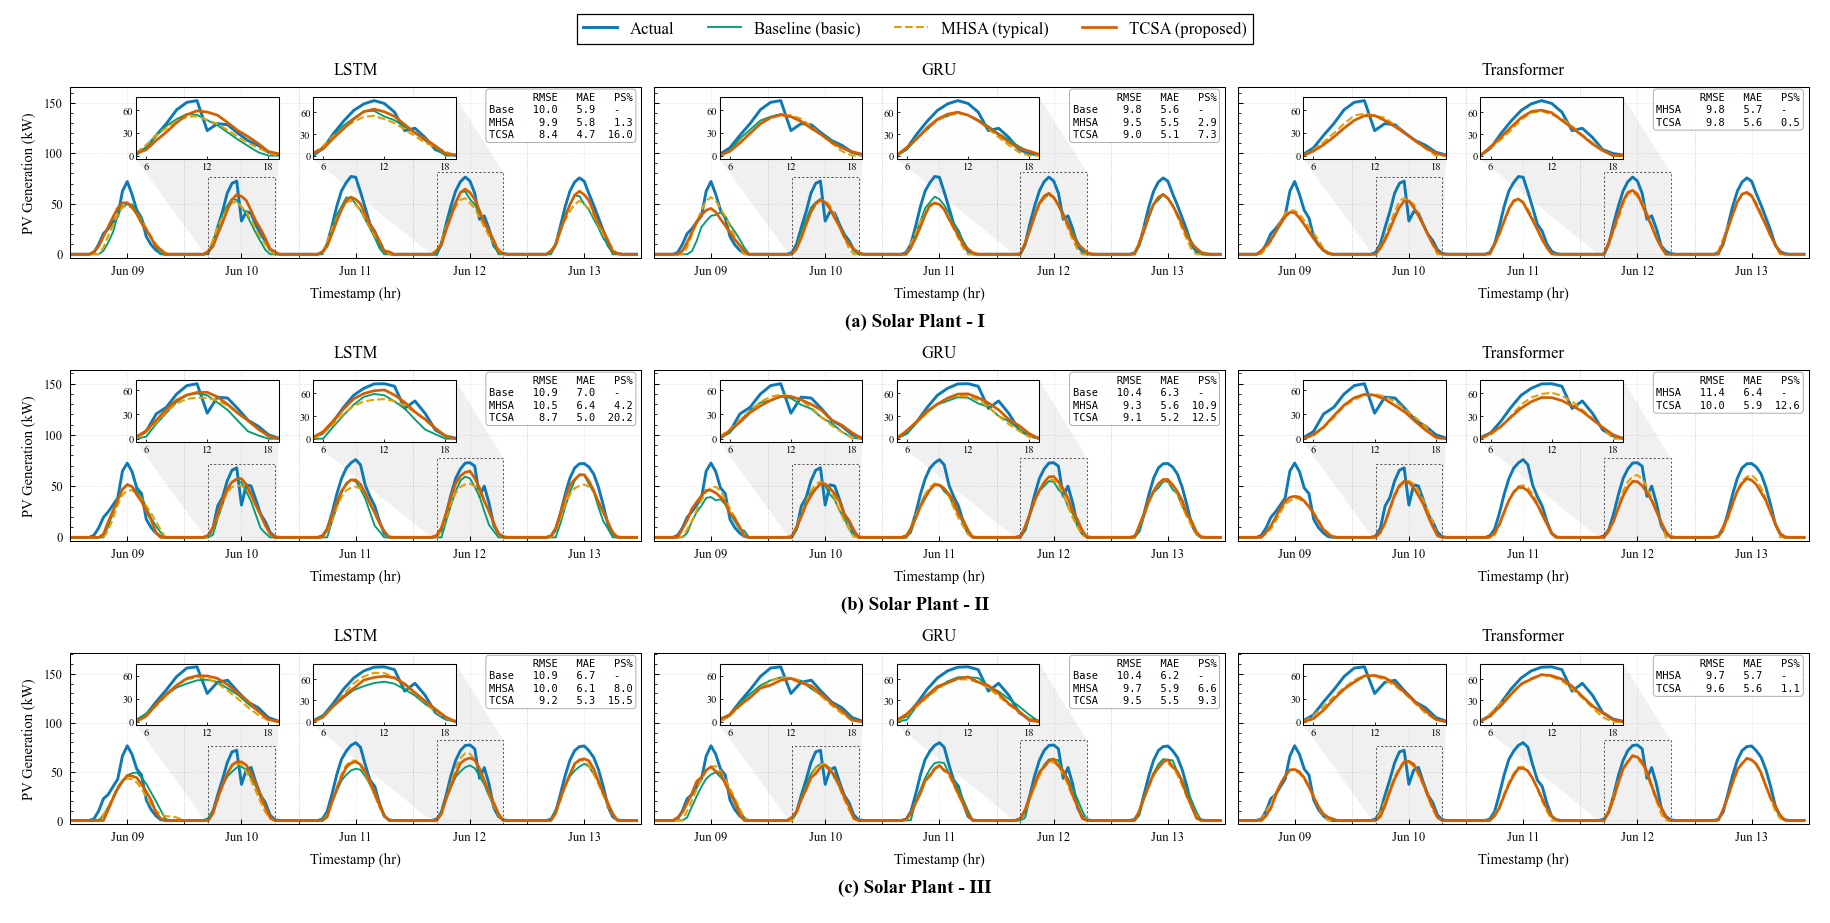
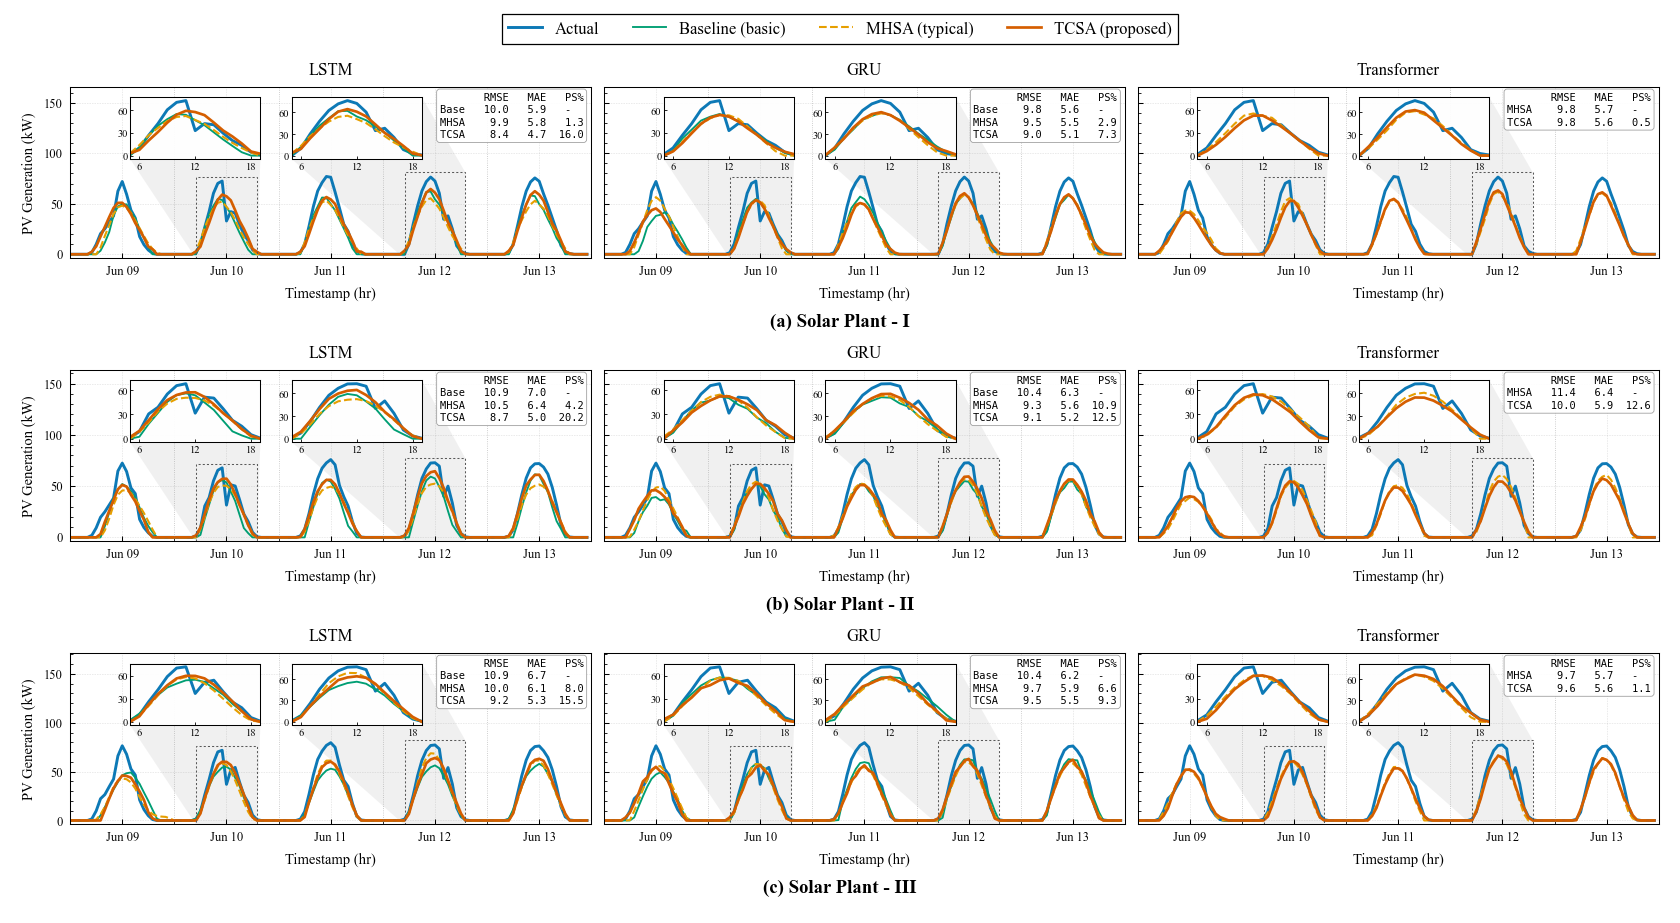
The notebook cell's code change between the first figure and the second:
--- before
+++ after
@@ -36,5 +36,5 @@
     models_by_plant, X_by_plant, y_by_plant,
     scaler=SolarPlants_scaler, target_idx=0, output_len=24,
-    figsize = (12, 6),
+    figsize = (11, 6),
     layout='family',
     days=(2, 6),

Commit: updated